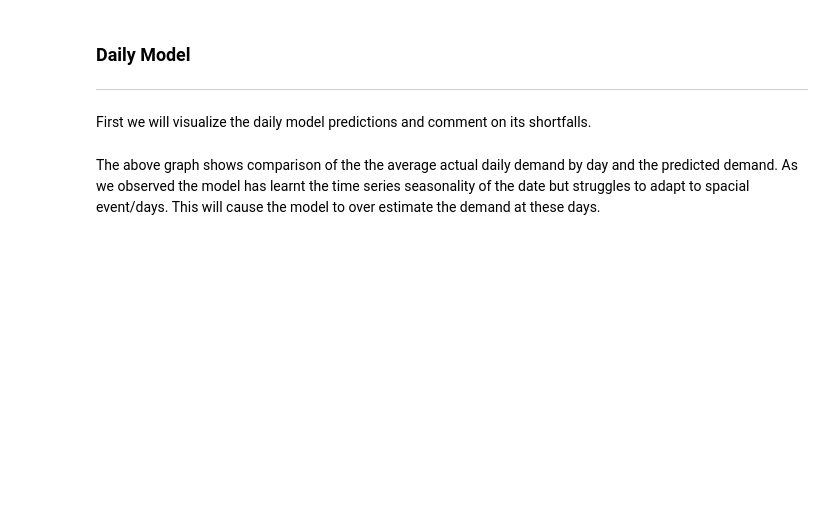
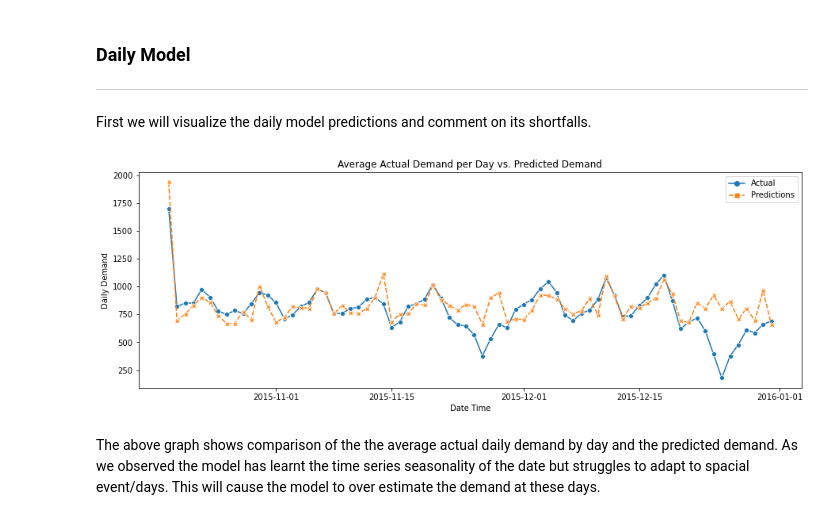
Before and after one commit to SepehrRad/aaa21, a Jupyter notebook: notebooks/prediction_svm.ipynb, the cells around one changed output. Cells and saved outputs as stored; diff of their text form; code cells hidden in the pictures; blank space fills up the shorter version.

Commit message:
Plot daily results

```diff
--- a/notebooks/prediction_svm.ipynb
+++ b/notebooks/prediction_svm.ipynb
@@ -492,7 +492,9 @@ The above shows the result of our final daily model with tunes hyperparameters.
 To be able to visualize and analyze our results, we add the predctions to our test data set and scale back the demand.
 # %%
 daily_demand_test['Demand (D)'] = np.exp(daily_demand_test['Demand (D)']).astype(int)
-daily_demand_test['Demand (D) Prediction'] = np.exp(y_pred).astype(int)
+daily_demand_test['Demand (D) Predictions'] = np.exp(y_pred).astype(int)
+#Adding back the date column
+daily_demand_test['Date'] = pd.to_datetime(daily_demand_test[["Year", "Month", "Day"]])
 daily_demand_test
 # %% [output]
 |  | Pickup Community Area | Demand (D) | Humidity(%) | Pressure(hPa) | Temperature(C) | Wind Direction(Meteoro. Degree) | ... |
@@ -1852,7 +1858,9 @@ In this section we visualize part of our prediction results and comment on their
 ---
 First we will visualize the daily model predictions and comment on its shortfalls.
 # %%
-create_prediction_error_line_plt_nn(daily_demand_test,"D")
+prediction_utils.create_prediction_error_line_plt(daily_demand_test,"D")
+# %% [output]
+[figure, added]
 # %% [markdown]
 The above graph shows comparison of the the average actual daily demand by day and the predicted demand. As we observed the model has learnt the time series seasonality of the date but struggles to adapt to spacial event/days. This will cause the model to over estimate the demand at these days.
 # %%
```
Also changed, not shown: parts of 11 cells of this notebook, 2 other files.
